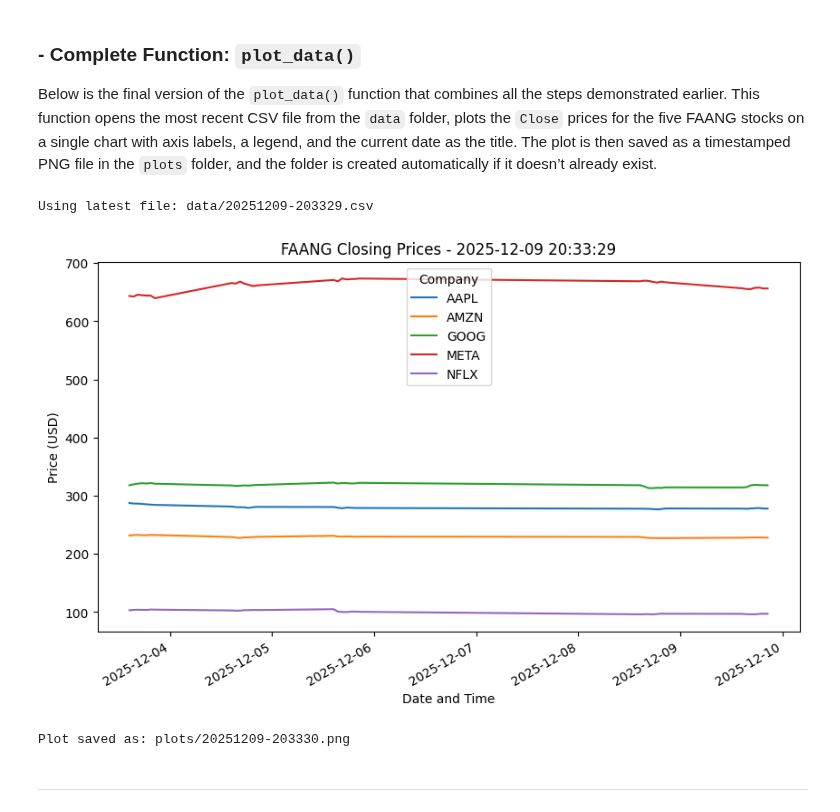
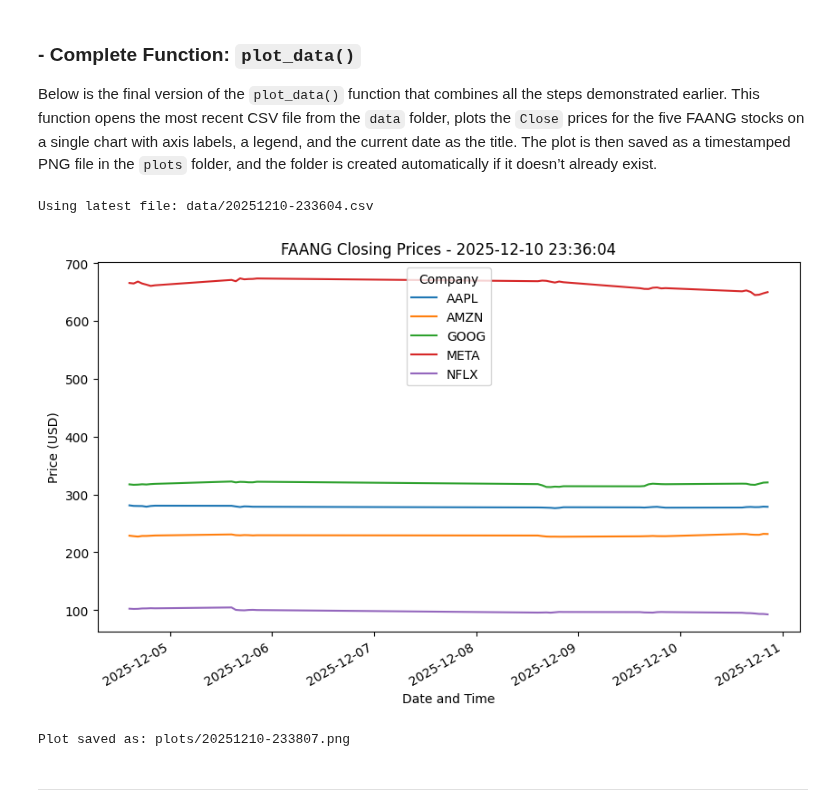
Before and after one commit to elainecazetta/computer_infrastructure, a Jupyter notebook: problems.ipynb, the cells around one changed output. Saved outputs shown, nothing was run; the diff lists cells and outputs as text; code cells hidden in the pictures.

```diff
--- a/problems.ipynb
+++ b/problems.ipynb
@@ -358,0 +281,15 @@ Using latest file: data/20251209-203329.csv
+# %%
+# List and sort files
+files = os.listdir("data/")
+
+# Sort files in reverse order (newest first)
+files.sort(reverse=True)
+# %%
+# Latest file (newest timestamp)
+latest = files[0]
+
+# Get the full path of the latest file
+full_path = os.path.join("data", latest)
+
+# Checking the latest file path
+print(f"Using latest file: {full_path}")
@@ -361,6 +300,6 @@ Read the most recent CSV file into a DataFrame:
 # %%
 # header=[0, 1] handles multi-level columns; index_col=0 sets the first column as the index
-df = pd.read_csv(latest_file, header=[0, 1], index_col=0)
+df = pd.read_csv(full_path, header=[0, 1], index_col=0)
 df.head(3) # Display the first 3 rows
 # %% [output]
 | Price | Close |  |  |  |  | High |  |  |  |  | ... | ... |
@@ -423,58 +364,63 @@ Below is the final version of the `plot_data()` function that combines all the s
 # https://matplotlib.org/stable/gallery/index.html
 # https://pandas.pydata.org/docs/reference/api/pandas.read_csv.html
 # https://docs.python.org/3/library/os.html
-# https://docs.python.org/3/library/glob.html
 # OpenAI
 
 # Import required libraries
 import pandas as pd
 import matplotlib.pyplot as plt
-import glob
+import datetime as dt
 import os
 
 def plot_data():
     """
     Opens the latest CSV file in the 'data' folder, plots the
     closing prices of the FAANG companies, and saves the plot
     with a timestamped filename in the 'plots' folder.
     """
-    # Find the most recent CSV file in the 'data' folder
-    list_of_files = glob.glob("data/*.csv")
-    latest_file = max(list_of_files, key=os.path.getctime)
-    print(f"Using latest file: {latest_file}")
 
-    # Read the CSV with multi-level columns (Price, Ticker)
-    df = pd.read_csv(latest_file, header=[0, 1], index_col=0)
+    # List and sort files
+    files = os.listdir("data/")
+    files.sort(reverse=True) # Newest first
 
-    # Convert the index to datetime for better plotting
+    # Latest file (newest timestamp)
+    latest = files[0] # Get the latest file
+    full_path = os.path.join("data", latest) # Get full path
+
+    print(f"Using latest file: {full_path}")
+
+    # Read the CSV with multi-level columns
+    df = pd.read_csv(full_path, header=[0, 1], index_col=0)
+
+    # Convert index to datetime
     df.index = pd.to_datetime(df.index)
 
-    # Select only the 'Close' prices
-    close_df = df['Close']
+    # Select only Close prices
+    close_df = df["Close"]
 
-    # Format the filename timestamp (extract date&time from CSV file) for plot's title:
-    base_name = os.path.basename(latest_file).replace(".csv", "")
-    title_date = dt.datetime.strptime(base_name, "%Y%m%d-%H%M%S").strftime("%Y-%m-%d %H:%M:%S")
+    # Title date based on filename
+    base = latest.replace(".csv", "")
+    title_date = dt.datetime.strptime(base, "%Y%m%d-%H%M%S").strftime("%Y-%m-%d %H:%M:%S")
 
-    # Plot the closing prices
+    # Plot
     close_df.plot(figsize=(10, 6), title=f"FAANG Closing Prices - {title_date}")
     plt.xlabel("Date and Time")
     plt.ylabel("Price (USD)")
     plt.legend(title="Company")
 
-    # Save the plot as a PNG in 'plots' folder
+    # Save plot
     plot_filename = f"plots/{dt.datetime.now().strftime('%Y%m%d-%H%M%S')}.png"
     plt.savefig(plot_filename, dpi=300, bbox_inches='tight')
     plt.show()
 
     print(f"Plot saved as: {plot_filename}")
 
 # Example usage
 plot_data()
 # %% [output]
-Using latest file: data/20251209-203329.csv
+Using latest file: data/20251210-233604.csv
-[figure, old version]
+[figure, new version]
-Plot saved as: plots/20251209-203330.png
+Plot saved as: plots/20251210-233807.png
 # %% [markdown]
 ---
 # %% [markdown]
```
Also changed, not shown: parts of 26 cells of this notebook.
